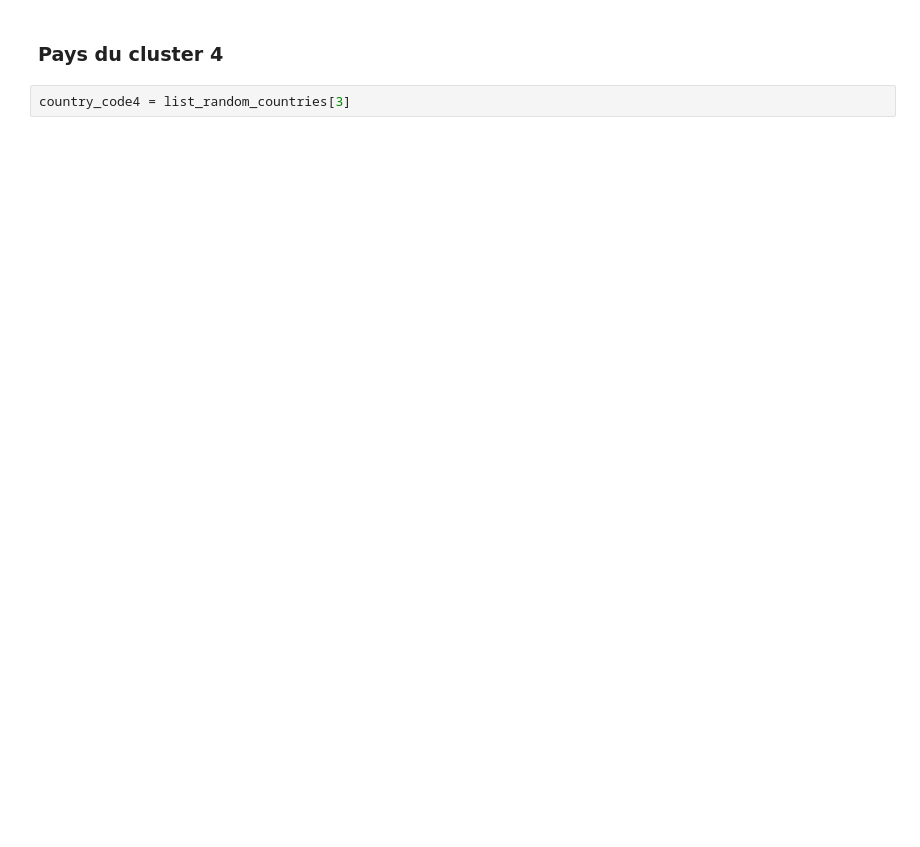
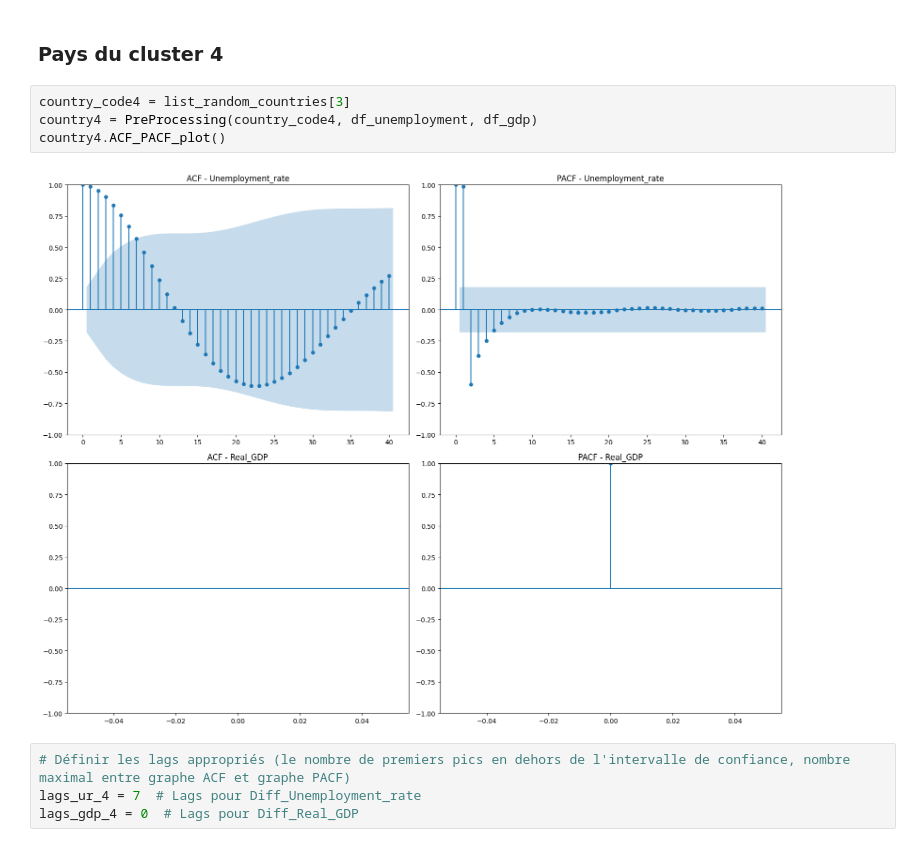
Before and after one commit to Marimar4/Projet-Python, a Jupyter notebook: monmodule/Modélisation.ipynb, the cells around one changed output. Cells and saved outputs as stored; diff of their text form; blank space fills up the shorter version.

```diff
--- a/monmodule/Modélisation.ipynb
+++ b/monmodule/Modélisation.ipynb
@@ -498,3 +589,11 @@ country_code3 = list_random_countries[2]
 ### Pays du cluster 4
 # %%
 country_code4 = list_random_countries[3]
+country4 = PreProcessing(country_code4, df_unemployment, df_gdp)
+country4.ACF_PACF_plot()
+# %% [output]
+[figure, added]
+# %%
+# Définir les lags appropriés (le nombre de premiers pics en dehors de l'intervalle de confiance, nombre maximal entre graphe ACF et graphe PACF)
+lags_ur_4 = 7  # Lags pour Diff_Unemployment_rate
+lags_gdp_4 = 0  # Lags pour Diff_Real_GDP
```
Also changed, not shown: parts of 31 cells of this notebook, 1 other file.
